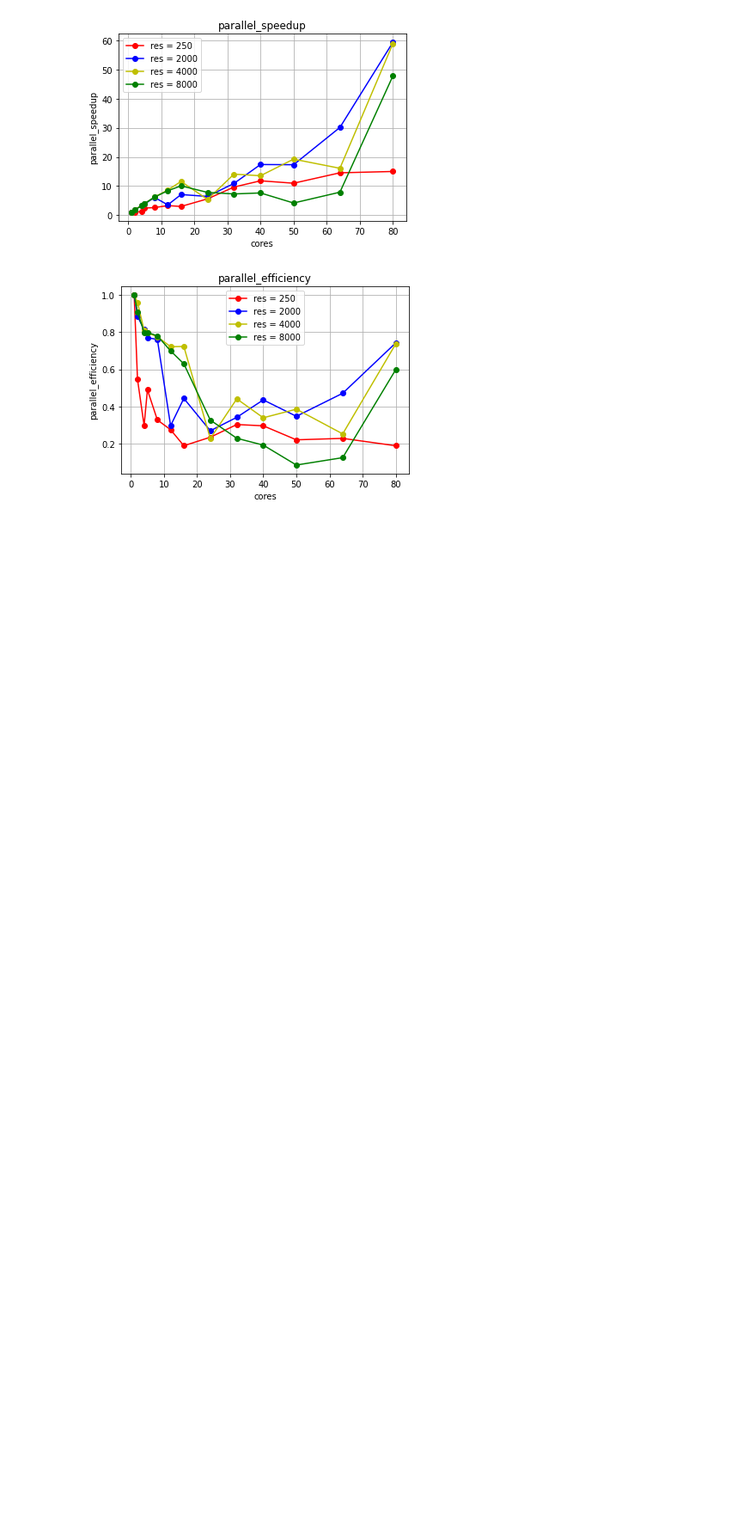
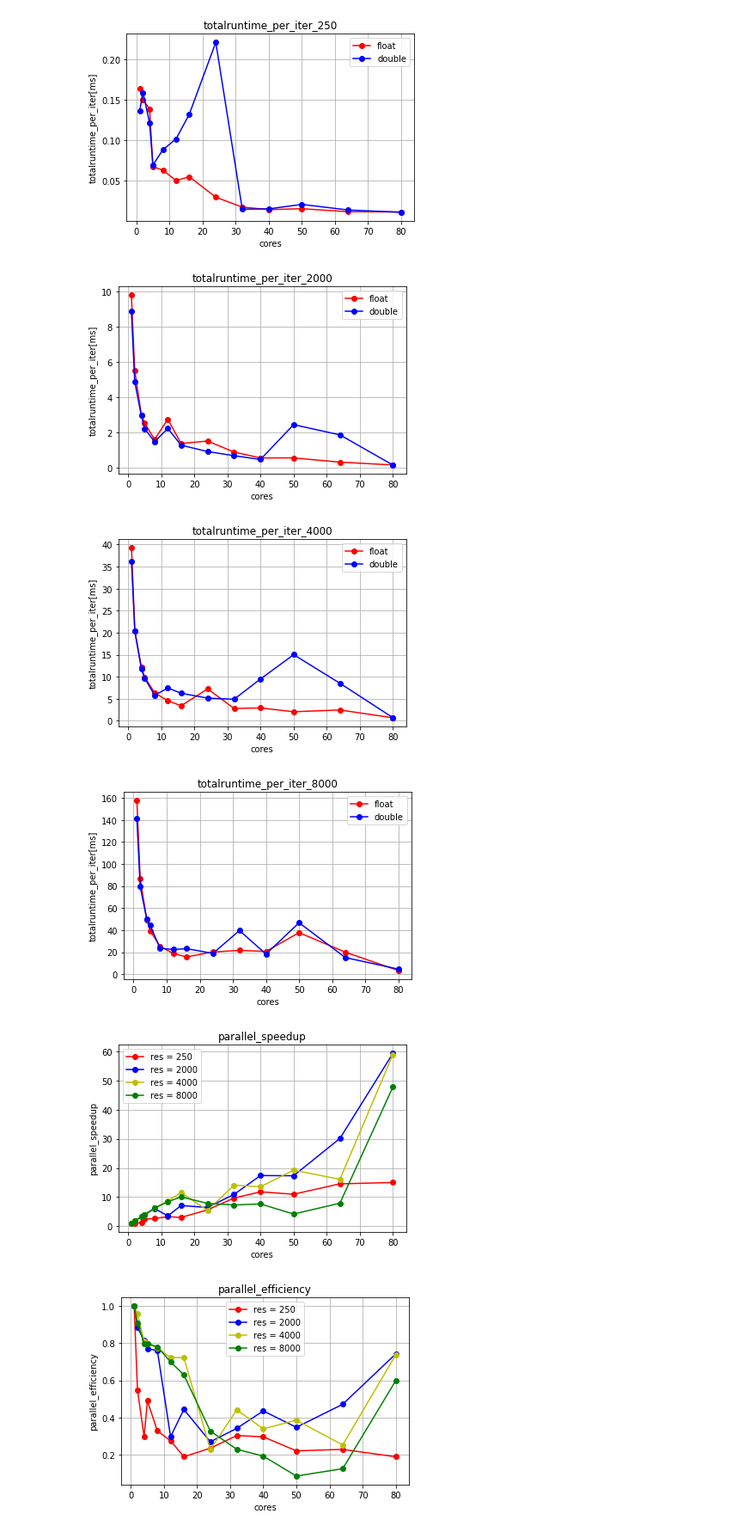
Before and after one commit to GenosW/NSSC2, a Jupyter notebook: exercise1/Task_3/plots.ipynb, the cells around one changed output. Shown at 86% size. Saved outputs shown, nothing was run; the diff lists cells and outputs as text; code cells hidden in the pictures; blank space fills up the shorter version.

Commit message:
final plots Task2 und Task3

```diff
--- a/exercise1/Task_3/plots.ipynb
+++ b/exercise1/Task_3/plots.ipynb
@@ -23,5 +27,10 @@ E_8000 = [i / mk_8000[0] for i in mk_8000]
 # %%
-mk_250 = [1000*i for i in mk_250]
-mk_2000 = [1000*i for i in mk_2000]
-mk_4000 = [1000*i for i in mk_4000]
-mk_8000 = [1000*i for i in mk_8000]
+mk_250_f = [1000*i for i in mk_250_f]
+mk_2000_f = [1000*i for i in mk_2000_f]
+mk_4000_f = [1000*i for i in mk_4000_f]
+mk_8000_f = [1000*i for i in mk_8000_f]
+
+mk_250_d = [1000*i for i in mk_250_d]
+mk_2000_d = [1000*i for i in mk_2000_d]
+mk_4000_d = [1000*i for i in mk_4000_d]
+mk_8000_d = [1000*i for i in mk_8000_d]
@@ -65,3 +37,48 @@ plt.savefig('runtime_per_iter_2000')
+# %%
+plt.figure()
+plt.title("totalruntime_per_iter_250")
+plt.plot(d,mk_250_f,'-or',label='float')
+plt.plot(d,mk_250_d,'-ob',label='double')
+plt.legend()
+plt.xlabel("cores")
+plt.ylabel("totalruntime_per_iter[ms]")
+plt.grid()
+plt.savefig('runtime_per_iter_250_f_d')
+
+plt.figure()
+plt.title("totalruntime_per_iter_2000")
+plt.plot(d,mk_2000_f,'-or',label='float')
+plt.plot(d,mk_2000_d,'-ob',label='double')
+plt.xlabel("cores")
+plt.legend()
+plt.ylabel("totalruntime_per_iter[ms]")
+plt.grid()
+plt.savefig('runtime_per_iter_2000_f_d')
+
+plt.figure()
+plt.title("totalruntime_per_iter_4000")
+plt.plot(d,mk_4000_f,'-or',label='float')
+plt.plot(d,mk_4000_d,'-ob',label='double')
+plt.xlabel("cores")
+plt.legend()
+plt.ylabel("totalruntime_per_iter[ms]")
+plt.grid()
+plt.savefig('runtime_per_iter_4000_f_d')
+
+plt.figure()
+plt.title("totalruntime_per_iter_8000")
+plt.plot(d,mk_8000_f,'-or',label='float')
+plt.plot(d,mk_8000_d,'-ob',label='double')
+plt.xlabel("cores")
+plt.legend()
+plt.ylabel("totalruntime_per_iter[ms]")
+plt.grid()
+plt.savefig('runtime_per_iter_8000_f_d')
+# %% [output]
+[figure, added]
+[figure, added]
+[figure, added]
+[figure, added]
 # %%
 plt.figure()
 plt.title("parallel_speedup")
```
Also changed, not shown: parts of 3 cells of this notebook, 9 other files.
